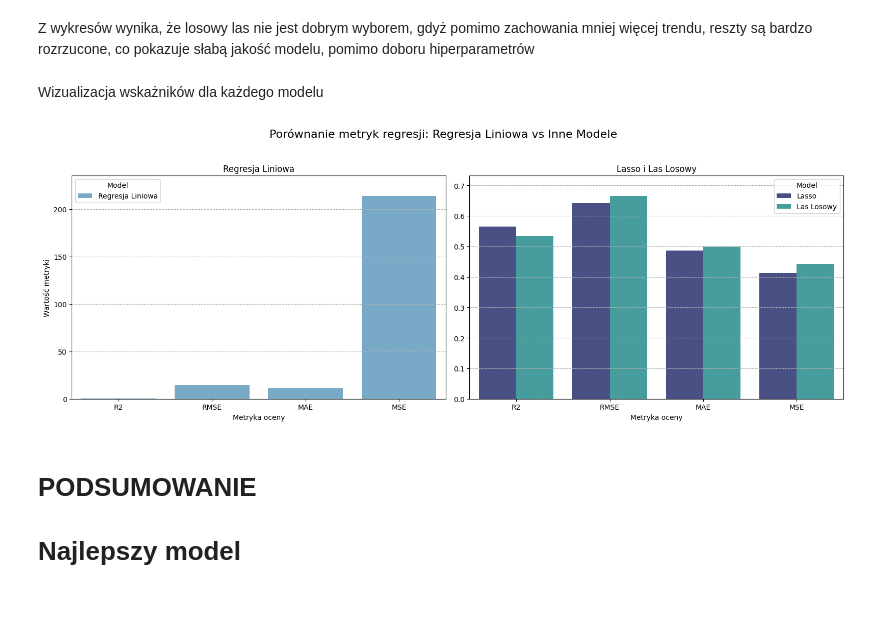
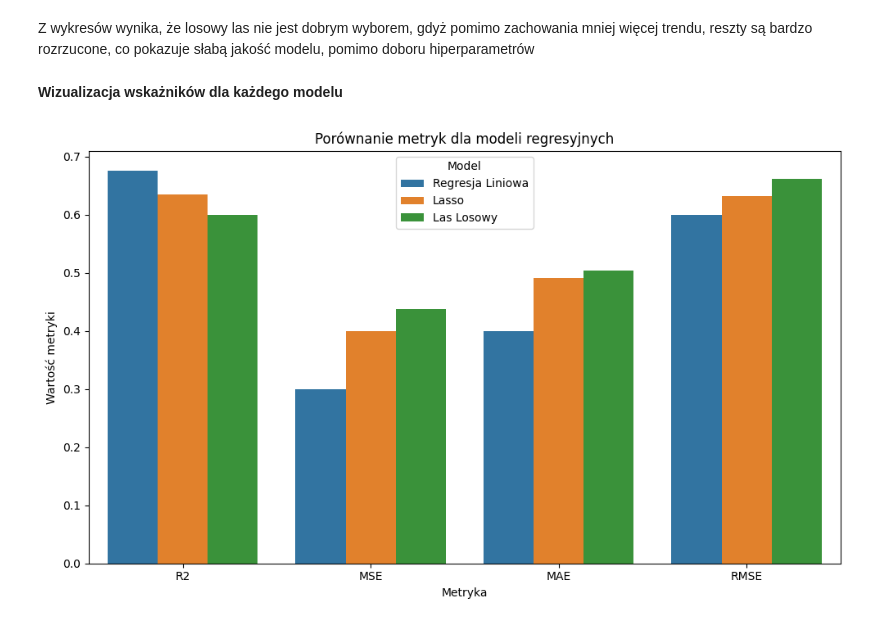
Before and after one commit to jurewiczM/PUM_Ptojekt_2025, a Jupyter notebook: Project_preprocessing.ipynb, the cells around one changed output. Saved outputs shown, nothing was run; the diff lists cells and outputs as text; code cells hidden in the pictures.

```diff
--- a/Project_preprocessing.ipynb
+++ b/Project_preprocessing.ipynb
@@ -477,16 +477,16 @@ print(f"Y = {trip_distance_km}*Trip_Distance_km + {time_of_day}*Time_of_Day + {d
 
 y_pred1 = linear_regression.predict(X_test1)
 
-mse = round(mean_squared_error(y_test1, y_pred1), 1)
-mae = round(mean_absolute_error(y_test1, y_pred1), 1)
-rmse = round(root_mean_squared_error(y_test1, y_pred1), 1)
-r2 = round(r2_score(y_test1, y_pred1), 3)
+mse_notscaled = round(mean_squared_error(y_test1, y_pred1), 1)
+mae_notscaled = round(mean_absolute_error(y_test1, y_pred1), 1)
+rmse_notscaled = round(root_mean_squared_error(y_test1, y_pred1), 1)
+r2_notscaled = round(r2_score(y_test1, y_pred1), 3)
 
-print(f"MSE: {mse}\nMAE = {mae}\nRMSE = {rmse}\nR2 = {r2}")
+print(f"MSE: {mse_notscaled}\nMAE = {mae_notscaled}\nRMSE = {rmse_notscaled}\nR2 = {r2_notscaled}")
 
 trip_price_mean = round(y_test1.mean(), 2)
-mae_to_mean = round(mae/trip_price_mean, 2) * 100
-rmse_to_mean = round(rmse/trip_price_mean, 2) * 100
+mae_to_mean = round(mae_notscaled/trip_price_mean, 2) * 100
+rmse_to_mean = round(rmse_notscaled/trip_price_mean, 2) * 100
 
 print(f"Średnia wartość Trip_Price: {trip_price_mean}")
 print(f"MAE/Średnia wartość y: {mae_to_mean}%")
@@ -824,36 +824,36 @@ plt.show()
 # %% [markdown]
 Z wykresów wynika, że losowy las nie jest dobrym wyborem, gdyż pomimo zachowania mniej więcej trendu, reszty są bardzo rozrzucone, co pokazuje słabą jakość modelu, pomimo doboru hiperparametrów
 # %% [markdown]
-Wizualizacja wskażników dla każdego modelu
+**Wizualizacja wskażników dla każdego modelu**
-# %%
-# Ze względu na brak standaryzacji przy linearnej. teraz jest git
-
-fig, axes = plt.subplots(1, 2, figsize=(16, 6))
-
-# Wykres 1 – Regresja Liniowa
-sns.barplot(x='Metryka', y='Wartość', hue='Model', data=df_lin, palette='Blues', ax=axes[0])
-axes[0].set_title('Regresja Liniowa')
-axes[0].set_ylabel('Wartość metryki')
-axes[0].set_ylim(0, df_lin['Wartość'].max() * 1.1)  # Skala tylko dla Regresji Liniowej
-axes[0].grid(axis='y', linestyle='--')
-
-# Wykres 2 – Pozostałe modele
-sns.barplot(x='Metryka', y='Wartość', hue='Model', data=df_other, palette='mako', ax=axes[1])
-axes[1].set_title('Lasso i Las Losowy')
-axes[1].set_ylabel('')
-axes[1].set_ylim(0, df_other['Wartość'].max() * 1.1)  # Osobna skala – dopasowana do mniejszych wartości
-axes[1].grid(axis='y', linestyle='--')
-
-# Styl i opisy
-for ax in axes:
-    ax.set_xlabel('Metryka oceny')
-
-plt.suptitle('Porównanie metryk regresji: Regresja Liniowa vs Inne Modele', fontsize=16)
-plt.tight_layout(rect=[0, 0, 1, 0.95])
-plt.show()
-# %% [output]
-[figure, removed]
-# %% [markdown]
-# PODSUMOWANIE
-
-# Najlepszy model
+# %%
+
+data = [
+    {'Model': 'Regresja Liniowa', 'Metryka': 'R2', 'Wartość': r2},
+    {'Model': 'Regresja Liniowa', 'Metryka': 'MSE', 'Wartość': mse},
+    {'Model': 'Regresja Liniowa', 'Metryka': 'MAE', 'Wartość': mae},
+    {'Model': 'Regresja Liniowa', 'Metryka': 'RMSE', 'Wartość': rmse},
+
+    {'Model': 'Lasso', 'Metryka': 'R2', 'Wartość': r2_lasso},
+    {'Model': 'Lasso', 'Metryka': 'MSE', 'Wartość': mse_lasso},
+    {'Model': 'Lasso', 'Metryka': 'MAE', 'Wartość': mae_lasso},
+    {'Model': 'Lasso', 'Metryka': 'RMSE', 'Wartość': rmse_lasso},
+
+    {'Model': 'Las Losowy', 'Metryka': 'R2', 'Wartość': r2_rf},
+    {'Model': 'Las Losowy', 'Metryka': 'MSE', 'Wartość': mse_rf},
+    {'Model': 'Las Losowy', 'Metryka': 'MAE', 'Wartość': mae_rf},
+    {'Model': 'Las Losowy', 'Metryka': 'RMSE', 'Wartość': rmse_rf},
+]
+
+
+df_wykres = pd.DataFrame(data)
+
+plt.figure(figsize=(10, 6))
+sns.barplot(x='Metryka', y='Wartość', hue='Model', data=df_wykres)
+plt.title('Porównanie metryk dla modeli regresyjnych')
+plt.ylabel('Wartość metryki')
+plt.xlabel('Metryka')
+plt.legend(title='Model')
+plt.tight_layout()
+plt.show()
+# %% [output]
+[figure, added]
```
Also changed, not shown: parts of 30 cells of this notebook.
